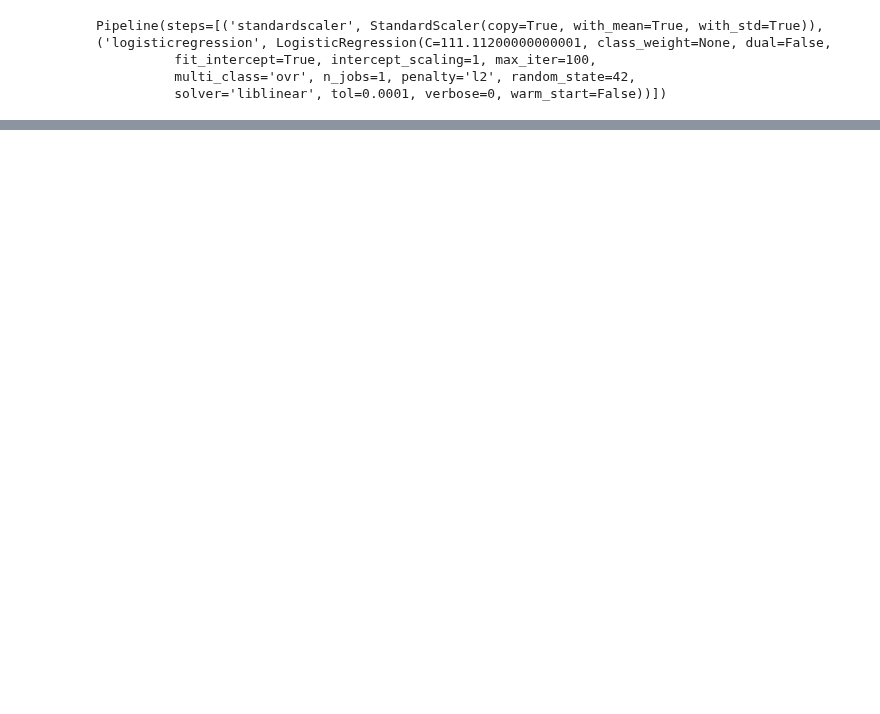
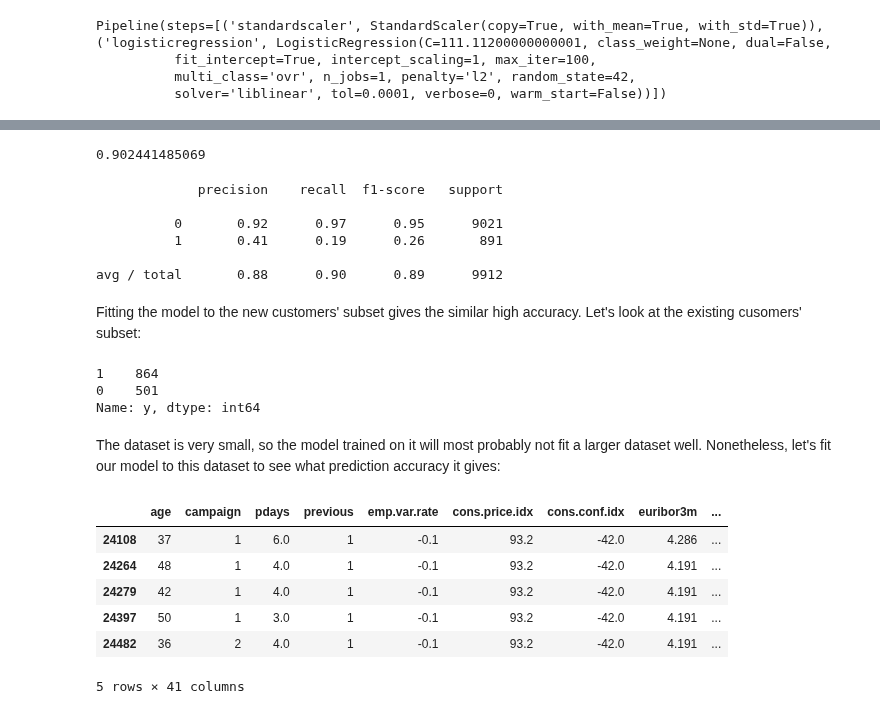
Before and after one commit to mamnunam/Springboard_Data_Science_track, a Jupyter notebook: Capstone_1/Capstone_project_1.ipynb, the cells around one changed output, grey strips where cells are left out. Saved outputs shown, nothing was run; the diff lists cells and outputs as text; code cells hidden in the pictures; blank space fills up the shorter version.

```diff
--- a/Capstone_1/Capstone_project_1.ipynb
+++ b/Capstone_1/Capstone_project_1.ipynb
@@ -820,0 +1137,62 @@ df_cleaned.y.value_counts()
+# %%
+#Setting up the new features and the target variable
+y_new = new_customers_cleaned.y
+X_new = new_customers_cleaned.drop('y', axis=1)
+
+#Defining the model once again
+final_model = GradientBoostingClassifier(learning_rate=0.05, n_estimators=100, max_depth=5, random_state=42)
+
+#Defining the steps in order to include the scaler
+steps = [('scaler', StandardScaler()),
+          ('gb', model)]
+
+#Defining the pipeline
+pipeline = Pipeline(steps)
+
+#Splitting the data into train and test sets
+X_train, X_test, y_train, y_test = train_test_split(X_new, y_new, test_size=0.3, random_state=42)
+
+#Fitting the model on X_train, y_train
+scaled_model = pipeline.fit(X_train, y_train)
+
+#Predicting the y
+y_pred = pipeline.predict(X_test)
+
+#Calculating the accuracy score
+print(accuracy_score(y_test, y_pred))
+# %% [output]
+0.902441485069
+# %%
+#Creating the classification report
+print(classification_report(y_test, y_pred))
+# %% [output]
+             precision    recall  f1-score   support
+
+          0       0.92      0.97      0.95      9021
+          1       0.41      0.19      0.26       891
+
+avg / total       0.88      0.90      0.89      9912
+# %% [markdown]
+Fitting the model to the new customers' subset gives the similar high accuracy. Let's look at the existing cusomers' subset:
+# %%
+#Filtering the dataset
+ex_customers = df_cleaned.loc[df_cleaned['pdays'] != 999]
+ex_customers.y.value_counts()
+# %% [output]
+1    864
+0    501
+Name: y, dtype: int64
+# %% [markdown]
+The dataset is very small, so the model trained on it will most probably not fit a larger dataset well. Nonetheless, let's fit our model to this dataset to see what prediction accuracy it gives:
+# %%
+#Generating the prediction-ready dataset
+ex_customers_cleaned = pd.get_dummies(ex_customers, drop_first=True)
+ex_customers_cleaned.head()
+# %% [output]
+|  | age | campaign | pdays | previous | emp.var.rate | cons.price.idx | cons.conf.idx | euribor3m | ... |
+| 24108 | 37 | 1 | 6.0 | 1 | -0.1 | 93.2 | -42.0 | 4.286 | ... |
+| 24264 | 48 | 1 | 4.0 | 1 | -0.1 | 93.2 | -42.0 | 4.191 | ... |
+| 24279 | 42 | 1 | 4.0 | 1 | -0.1 | 93.2 | -42.0 | 4.191 | ... |
+| 24397 | 50 | 1 | 3.0 | 1 | -0.1 | 93.2 | -42.0 | 4.191 | ... |
+| 24482 | 36 | 2 | 4.0 | 1 | -0.1 | 93.2 | -42.0 | 4.191 | ... |
+5 rows × 41 columns
```
Also changed, not shown: parts of 66 cells of this notebook.
